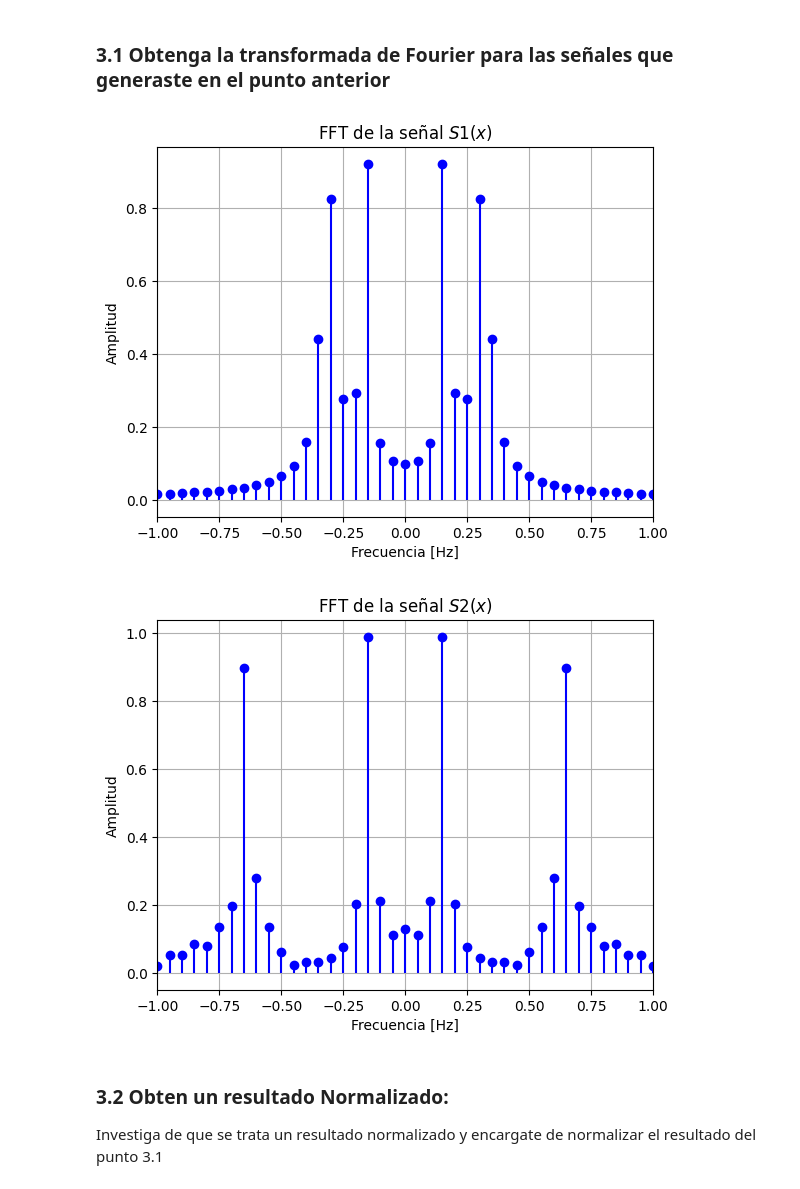
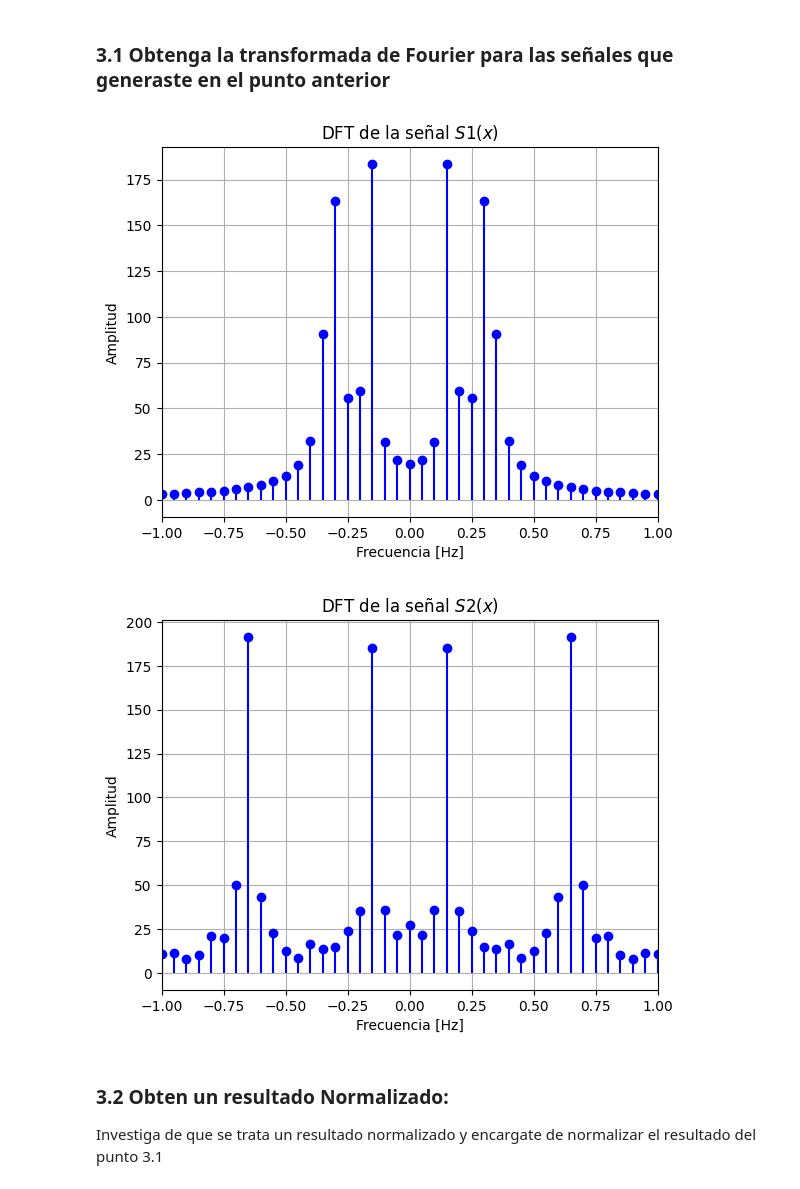
Before and after one commit to MatiasArmijo/Actividades-EIE-401-Matias-Armijo, a Jupyter notebook: actividad-3/Actividad_3_ArmijoMatias_204623155.ipynb, the cells around one changed output. Saved outputs shown, nothing was run; the diff lists cells and outputs as text; code cells hidden in the pictures.

```diff
--- a/actividad-3/Actividad_3_ArmijoMatias_204623155.ipynb
+++ b/actividad-3/Actividad_3_ArmijoMatias_204623155.ipynb
@@ -45,7 +46,7 @@ plt.show()
 Genera la señal $$ sinx+cos2x $$ y graficala.
 # %%
 
-fs = 50                                 # Frecuencia de muestreo
+fs = 20                                 # Frecuencia de muestreo
 n0 = 0                                  # Valor inicial del vector de muestras
 nf = 20                                 # Valor final del vector de muestras
 x = np.linspace(n0,nf,(nf-n0)*fs)       # Vector de muestras
@@ -69,7 +70,7 @@ plt.show()
 s2 = np.cos(x) + np.sin(4*x)
 
 media = 0
-std_dev = 0.3
+std_dev = 0.5
 
 ruido = np.random.normal(media, std_dev, len(s2))
 
@@ -92,37 +93,46 @@ A partir de las señales anteriores, aplica la transformada de Fourier.
 # %% [markdown]
 ### 3.1 Obtenga la transformada de Fourier para las señales que generaste en el  punto anterior
 # %%
-from scipy.fft import fft, fftfreq
+from scipy.fft import fftfreq
 
-# FFT de la señal
-S1 = fft(s1)
-S2 = fft(s2_noise)
+# Algoritmo transformada de fourier
+def dft(signal):
+    N = len(signal)
+    X = np.zeros(N, dtype=np.complex_)
+    for k in range(N):
+        for n in range(N):
+            X[k] += signal[n] * np.exp(-2j * np.pi * k * n / N)
+    return X
+
+# DFT de la señal
+S1 = dft(s1)
+S2 = dft(s2_noise)
 
 # Obtencion de las frecuencias para graficar
 freqs = fftfreq((nf-n0)*fs, nf/((nf-n0)*fs))
 
 # Graficos Señal S1
-plt.stem(freqs, 2.0/((nf-n0)*fs) * np.abs(S1),linefmt='b-', markerfmt='bo', basefmt=' ')
+plt.stem(freqs, np.abs(S1),linefmt='b-', markerfmt='bo', basefmt=' ')
 #plt.xticks(np.arange(-1,1,step=0.3))
 plt.xlabel('Frecuencia [Hz]')
 plt.ylabel('Amplitud')
-plt.title(r'FFT de la señal $S1(x)$')
+plt.title(r'DFT de la señal $S1(x)$')
 plt.grid()
 plt.xlim([-1,1])
 plt.show()
 
 # Graficos señal S2
-plt.stem(freqs, 2.0/((nf-n0)*fs) * np.abs(S2),linefmt='b-', markerfmt='bo', basefmt=' ')
+plt.stem(freqs, np.abs(S2),linefmt='b-', markerfmt='bo', basefmt=' ')
 #plt.xticks(np.arange(-1,1,step=0.3))
 plt.xlabel('Frecuencia [Hz]')
 plt.ylabel('Amplitud')
-plt.title(r'FFT de la señal $S2(x)$')
+plt.title(r'DFT de la señal $S2(x)$')
 plt.grid()
 plt.xlim([-1,1])
 plt.show()
 # %% [output]
-[figure, old version]
+[figure, new version]
-[figure, old version]
+[figure, new version]
 # %% [markdown]
 ### 3.2 Obten un resultado Normalizado:
 Investiga de que se trata un resultado normalizado y encargate de normalizar el resultado del punto 3.1
```
Also changed, not shown: parts of 8 cells of this notebook.
